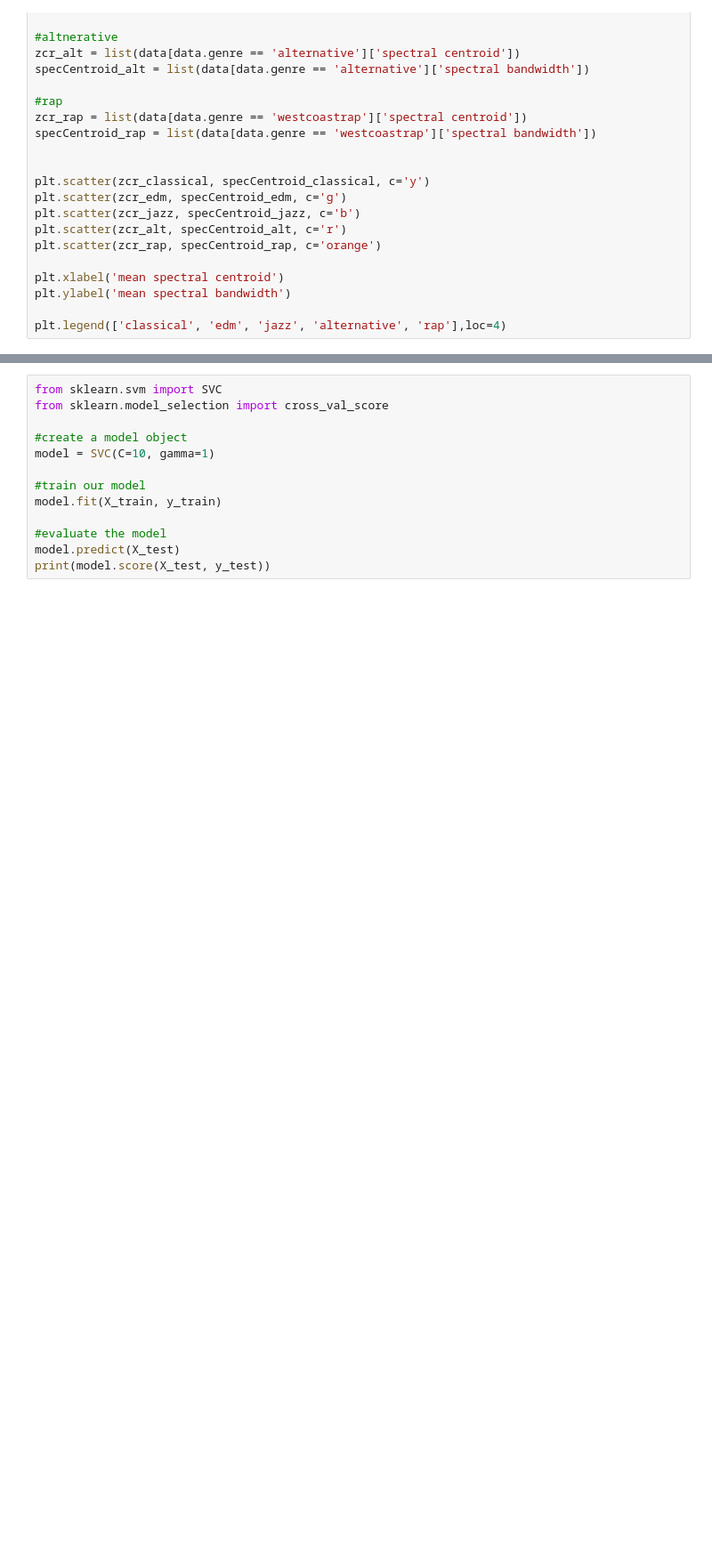
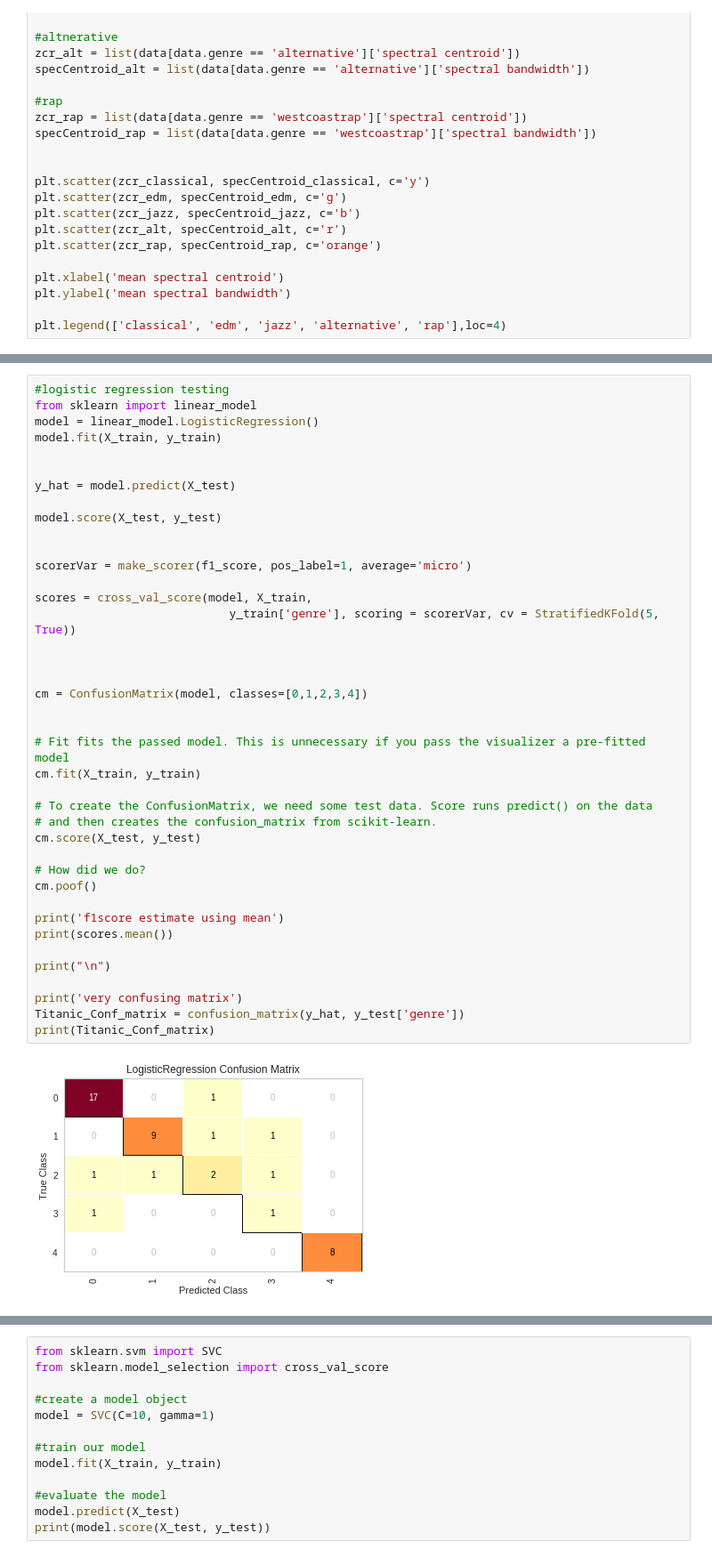
Before and after one commit to BenTarman/music_classifier, a Jupyter notebook: finalproject_dataWrangling_and_classifications.ipynb, the cells around one changed output, grey strips where cells are left out. Shown: that part at 89% size. Saved outputs shown, nothing was run; the diff lists cells and outputs as text; blank space fills up the shorter version.

```diff
--- a/finalproject_dataWrangling_and_classifications.ipynb
+++ b/finalproject_dataWrangling_and_classifications.ipynb
@@ -325,0 +385,42 @@ model.score(X_test, y_test)
+# %%
+#logistic regression testing
+from sklearn import linear_model
+model = linear_model.LogisticRegression()
+model.fit(X_train, y_train)
+
+
+y_hat = model.predict(X_test)
+
+model.score(X_test, y_test)
+
+
+scorerVar = make_scorer(f1_score, pos_label=1, average='micro')
+
+scores = cross_val_score(model, X_train,
+                            y_train['genre'], scoring = scorerVar, cv = StratifiedKFold(5, True))
+
+
+
+cm = ConfusionMatrix(model, classes=[0,1,2,3,4])
+
+
+# Fit fits the passed model. This is unnecessary if you pass the visualizer a pre-fitted model
+cm.fit(X_train, y_train)
+
+# To create the ConfusionMatrix, we need some test data. Score runs predict() on the data
+# and then creates the confusion_matrix from scikit-learn.
+cm.score(X_test, y_test)
+
+# How did we do?
+cm.poof()
+
+print('f1score estimate using mean')
+print(scores.mean())
+
+print("\n")
+
+print('very confusing matrix')
+Titanic_Conf_matrix = confusion_matrix(y_hat, y_test['genre'])
+print(Titanic_Conf_matrix)
+# %% [output]
+[figure, added]
```
Also changed, not shown: parts of 10 cells of this notebook.
